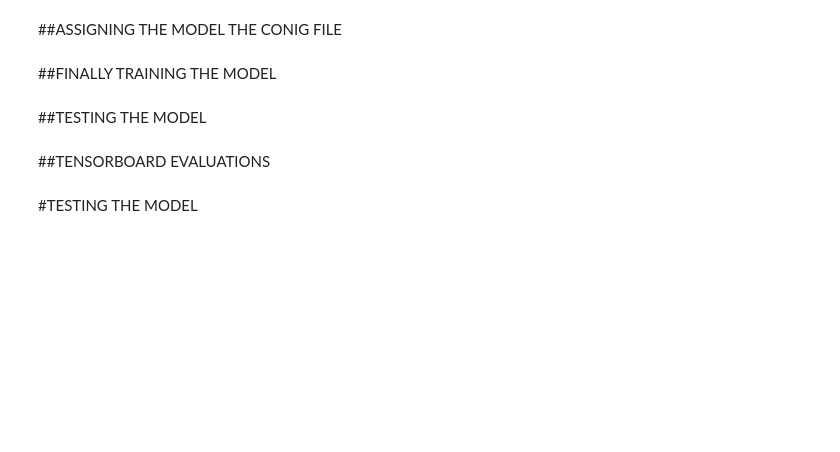
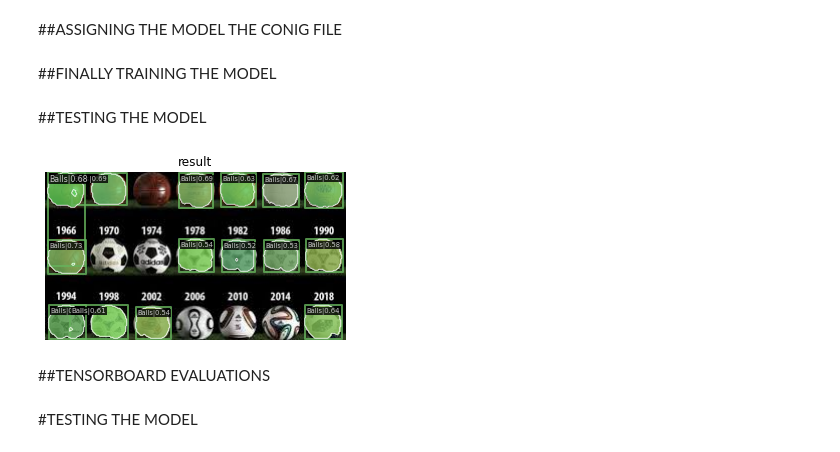
Before and after one commit to nnilayy/Instance-Segmentation, a Jupyter notebook: Instance_Segmentation.ipynb, the cells around one changed output. Cells and saved outputs as stored; diff of their text form; code cells hidden in the pictures; blank space fills up the shorter version.

```diff
--- a/Instance_Segmentation.ipynb
+++ b/Instance_Segmentation.ipynb
@@ -174,19 +174,19 @@ print(f'Config:\n{cfg.pretty_text}')
 cfg.dataset_type = 'COCODataset'
 
 # Training Files and Annotations
-cfg.data.train.ann_file = '/content/mmdetection/balloon/train/annotation_coco.json'
-cfg.data.train.img_prefix = '/content/mmdetection/balloon/train/'
-cfg.data.train.classes = ('balloon',)
+cfg.data.train.ann_file = '/content/balls/train/train.json'
+cfg.data.train.img_prefix = '/content/balls/train/images'
+cfg.data.train.classes = ('Balls',)
 
 # Testing Files and Annotations
-cfg.data.test.ann_file = '/content/mmdetection/balloon/val/annotation_coco.json'
-cfg.data.test.img_prefix = '/content/mmdetection/balloon/val/'
-cfg.data.test.classes = ('balloon',)
+cfg.data.test.ann_file = '/content/balls/val/val.json'
+cfg.data.test.img_prefix = '/content/balls/val/images'
+cfg.data.test.classes = ('Balls',)
 
 # Validation Files and Annotations
-cfg.data.val.ann_file = '/content/mmdetection/balloon/val/annotation_coco.json'
-cfg.data.val.img_prefix = '/content/mmdetection/balloon/val/'
-cfg.data.val.classes = ('balloon',)
+cfg.data.val.ann_file = '/content/balls/val/val.json'
+cfg.data.val.img_prefix = '/content/balls/val/images'
+cfg.data.val.classes = ('Balls',)
 
 # Build dataset
 datasets = [build_dataset(cfg.data.train)]
@@ -209,11 +211,13 @@ train_detector(model, datasets, cfg, distributed=False, validate=True)
 ##TESTING THE MODEL
 # %%
 # TESTING THE MODEL
-link="/content/mmdetection/balloon/val/14898532020_ba6199dd22_k.jpg"
+link="/content/16.jpg"
 img = mmcv.imread(link)
 model.cfg = cfg
 result = inference_detector(model, img)
-show_result_pyplot(model, img, result,score_thr=0.2)
+show_result_pyplot(model, img, result,score_thr=0.5)
+# %% [output]
+[figure, added]
 # %% [markdown]
 ##TENSORBOARD EVALUATIONS
 # %%
```
Also changed, not shown: parts of 1 cell of this notebook.
